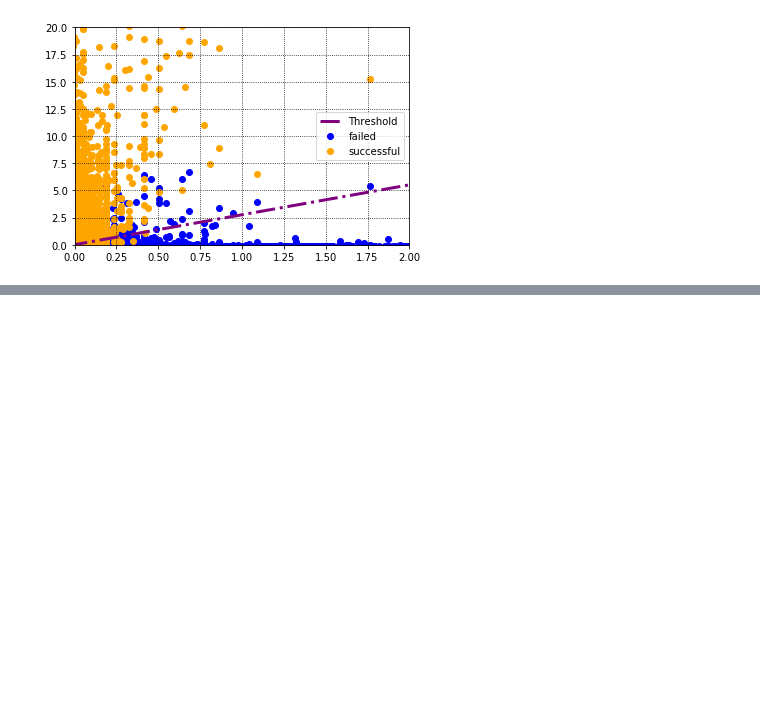
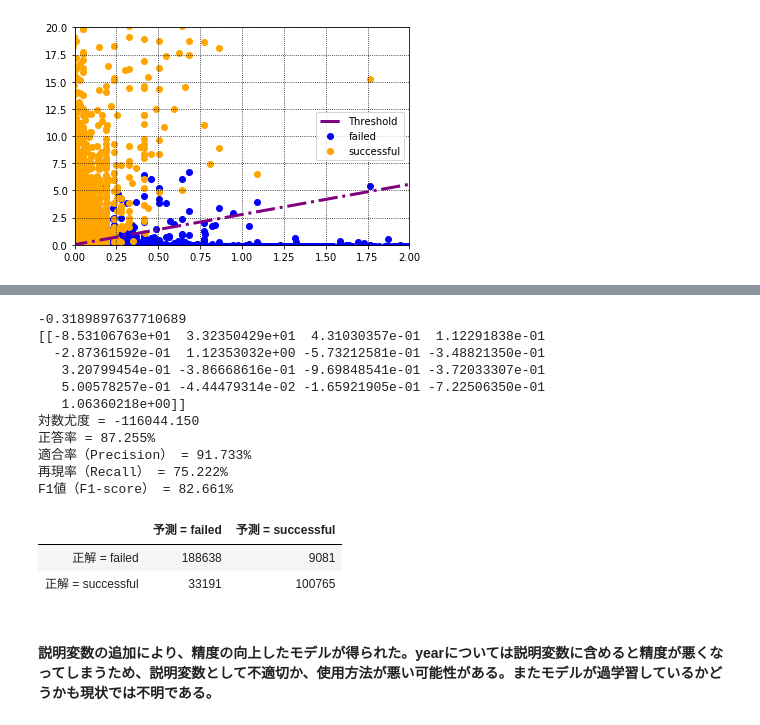
Before and after one commit to energygorilla/skillupAI, a Jupyter notebook: Day1_work_清水源一郎.ipynb, the cells around one changed output, grey strips where cells are left out. Drawn from its saved outputs; the diff is of its cells as text; code cells hidden in the pictures; blank space fills up the shorter version.

```diff
--- a/Day1_work_清水源一郎.ipynb
+++ b/Day1_work_清水源一郎.ipynb
@@ -641,0 +645,53 @@ plt.show()
+# %%
+clf = SGDClassifier(loss='log', penalty='none', max_iter=10000, fit_intercept=True, random_state=1234, tol=1e-3, )
+clf.fit(X3, y)
+
+# 重みを取得して表示
+w0 = clf.intercept_[0]
+w = clf.coef_
+
+print(w0)
+print(w)
+
+# ラベルを予測
+y_est = clf.predict(X3)
+
+# 確率値を得る
+y_est_proba = clf.predict_proba(X3)
+
+# 対数尤度を表示
+print('対数尤度 = {:.3f}'.format(- log_loss(y, y_est_proba, normalize=False)))
+
+# 正答率を表示
+print('正答率 = {:.3f}%'.format(100 * accuracy_score(y, y_est)))
+
+# Precision, Recall, F1-scoreを計算
+precision, recall, f1_score, _ = precision_recall_fscore_support(y, y_est)
+
+print('適合率（Precision） = {:.3f}%'.format(100 * precision[1]))
+print('再現率（Recall） = {:.3f}%'.format(100 * recall[1]))
+print('F1値（F1-score） = {:.3f}%'.format(100 * f1_score[1]))
+
+# 予測値と正解のクロス集計
+conf_mat = pd.DataFrame(confusion_matrix(y, y_est),
+                        index=['正解 = failed', '正解 = successful'],
+                        columns=['予測 = failed', '予測 = successful'])
+
+conf_mat
+# %% [output]
+-0.3189897637710689
+[[-8.53106763e+01  3.32350429e+01  4.31030357e-01  1.12291838e-01
+  -2.87361592e-01  1.12353032e+00 -5.73212581e-01 -3.48821350e-01
+   3.20799454e-01 -3.86668616e-01 -9.69848541e-01 -3.72033307e-01
+   5.00578257e-01 -4.44479314e-02 -1.65921905e-01 -7.22506350e-01
+   1.06360218e+00]]
+対数尤度 = -116044.150
+正答率 = 87.255%
+適合率（Precision） = 91.733%
+再現率（Recall） = 75.222%
+F1値（F1-score） = 82.661%
+|  | 予測 = failed | 予測 = successful |
+| 正解 = failed | 188638 | 9081 |
+| 正解 = successful | 33191 | 100765 |
+# %% [markdown]
+#### 説明変数の追加により、精度の向上したモデルが得られた。yearについては説明変数に含めると精度が悪くなってしまうため、説明変数として不適切か、使用方法が悪い可能性がある。またモデルが過学習しているかどうかも現状では不明である。
```
Also changed, not shown: parts of 12 cells of this notebook.
